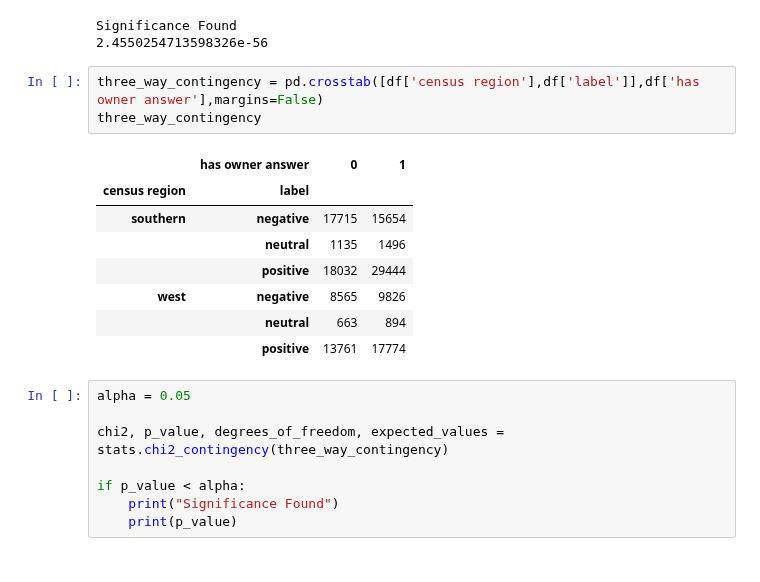
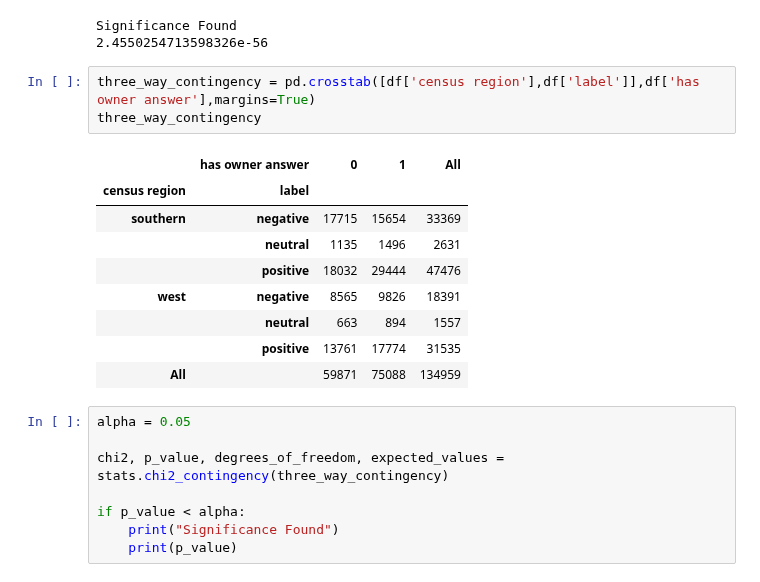
Before and after one commit to CGRowe96/WGU_MSDA, a Jupyter notebook: D214/capstone.ipynb, the cells around one changed output. Drawn from its saved outputs; the diff is of its cells as text.

```diff
--- a/D214/capstone.ipynb
+++ b/D214/capstone.ipynb
@@ -308,17 +308,18 @@ if p_value < alpha:
 Significance Found
 2.4550254713598326e-56
 # %%
-three_way_contingency = pd.crosstab([df['census region'],df['label']],df['has owner answer'],margins=False)
+three_way_contingency = pd.crosstab([df['census region'],df['label']],df['has owner answer'],margins=True)
 three_way_contingency
 # %% [output]
-|  | has owner answer | 0 | 1 |
-| census region | label |  |  |
-| southern | negative | 17715 | 15654 |
-|  | neutral | 1135 | 1496 |
-|  | positive | 18032 | 29444 |
-| west | negative | 8565 | 9826 |
-|  | neutral | 663 | 894 |
-|  | positive | 13761 | 17774 |
+|  | has owner answer | 0 | 1 | All |
+| census region | label |  |  |  |
+| southern | negative | 17715 | 15654 | 33369 |
+|  | neutral | 1135 | 1496 | 2631 |
+|  | positive | 18032 | 29444 | 47476 |
+| west | negative | 8565 | 9826 | 18391 |
+|  | neutral | 663 | 894 | 1557 |
+|  | positive | 13761 | 17774 | 31535 |
+| All |  | 59871 | 75088 | 134959 |
 # %%
 alpha = 0.05
 
```
Also changed, not shown: parts of 4 cells of this notebook.
